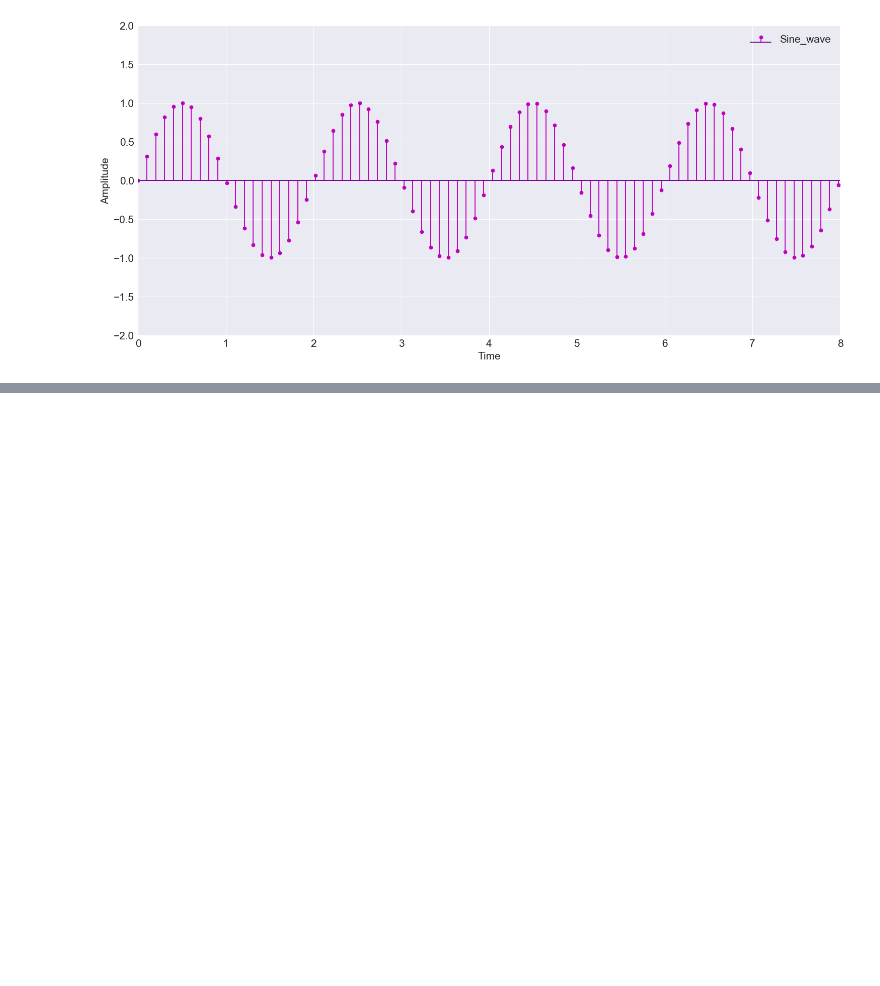
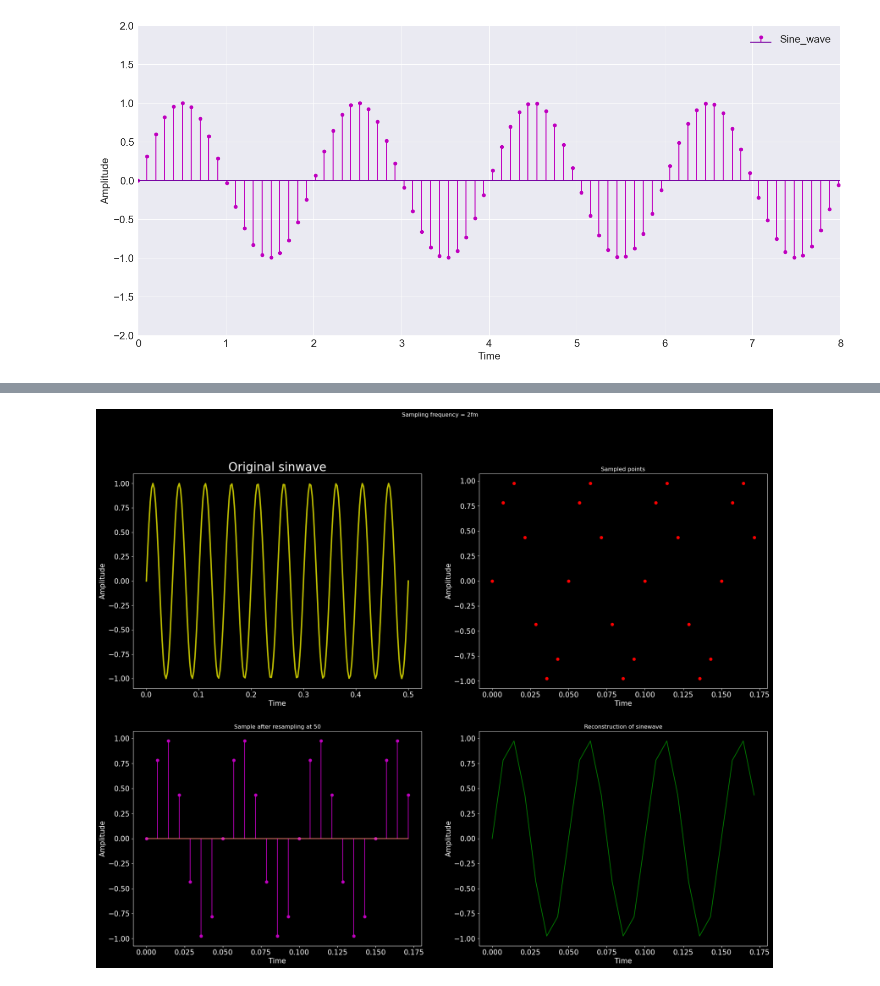
Before and after one commit to RahulChowdary221/Hello-DSP, a Jupyter notebook: basic_analog_digital_conversion.ipynb, the cells around one changed output, grey strips where cells are left out. Saved outputs shown, nothing was run; the diff lists cells and outputs as text; code cells hidden in the pictures; blank space fills up the shorter version.

```diff
--- a/basic_analog_digital_conversion.ipynb
+++ b/basic_analog_digital_conversion.ipynb
@@ -351,0 +482,42 @@ plt.show()
+# %%
+# Sampling frequency fs = 7fmax
+f=20
+t=np.linspace(0,0.5,200)
+x1=np.sin(2*np.pi*f*t)
+srate=140
+T1=1/srate
+n1=np.arange(0,0.5/T)
+n1T1=n1*T1
+x2=np.sin(2*np.pi*f*n1T1)
+plt.figure(figsize=(24,18))
+plt.suptitle("Sampling frequency = 2fm")
+plt.rcParams['xtick.labelsize']=15
+plt.rcParams['ytick.labelsize']=15
+
+plt.subplot(2,2,1)
+plt.plot(t,x1,'y',linewidth=3)
+plt.title("Original sinwave",fontsize=25)
+plt.xlabel("Time",fontsize=15)
+plt.ylabel("Amplitude",fontsize=15)
+
+plt.subplot(2,2,2)
+plt.plot(n1T1,x2,'ro',linewidth=3)
+plt.title("Sampled points")
+plt.xlabel("Time",fontsize=15)
+plt.ylabel("Amplitude",fontsize=15)
+
+plt.subplot(2,2,3)
+plt.stem(n1T1,x2,'m')
+plt.title("Sample after resampling at 50")
+plt.xlabel("Time",fontsize=15)
+plt.ylabel("Amplitude",fontsize=15)
+
+plt.subplot(2,2,4)
+plt.plot(n1T1,x2,'g-')
+plt.title("Reconstruction of sinewave")
+plt.xlabel("Time",fontsize=15)
+plt.ylabel("Amplitude",fontsize=15)
+
+plt.show()
+# %% [output]
+[figure, added]
```
Also changed, not shown: parts of 3 cells of this notebook.
